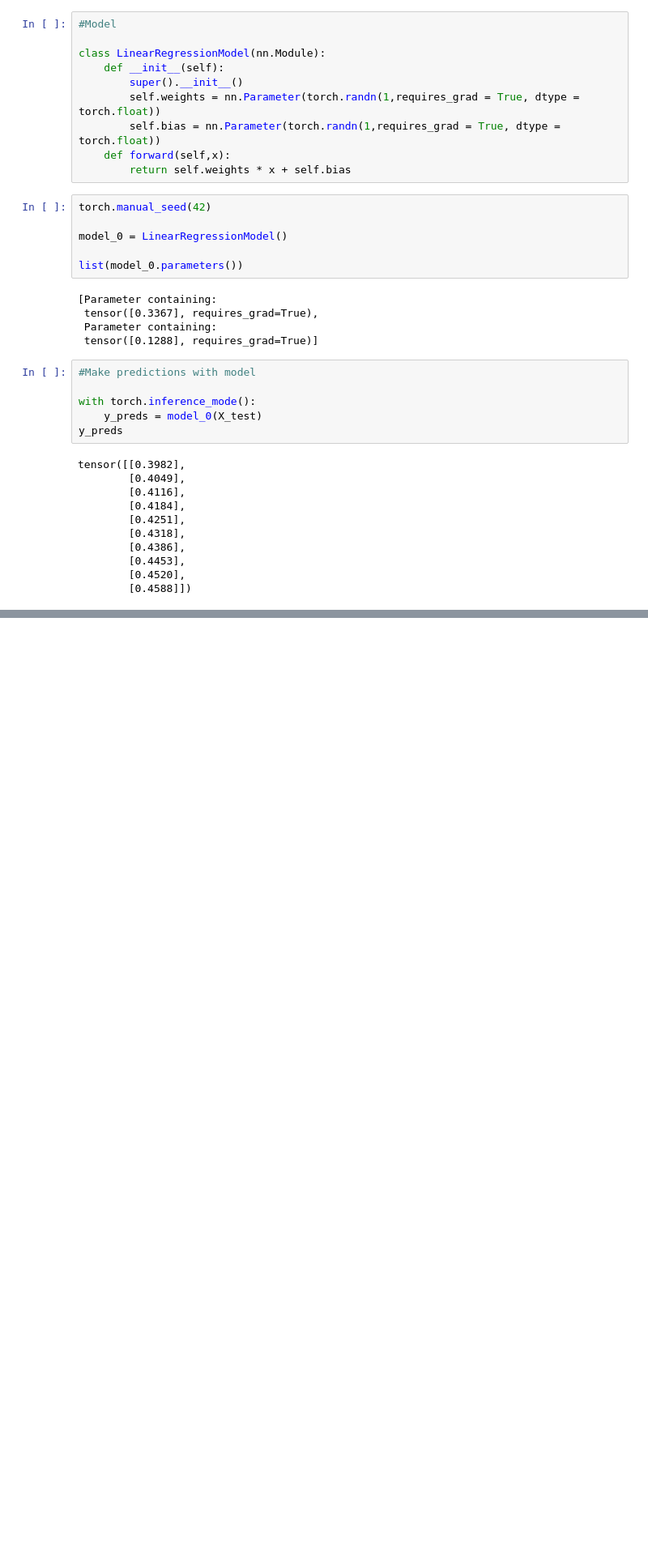
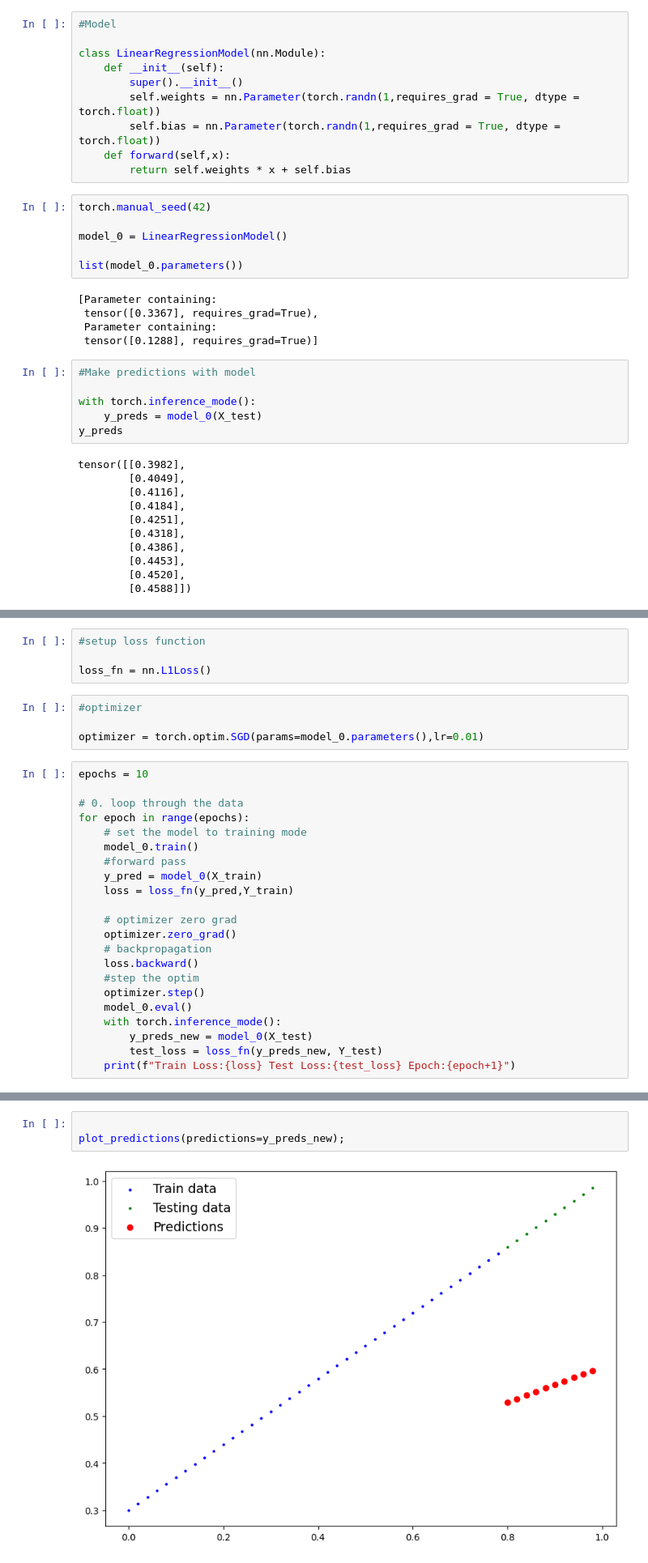
Before and after one commit to Avijitma123/DeepLearning, a Jupyter notebook: pytorch-2.ipynb, the cells around one changed output, grey strips where cells are left out. Shown: that part at 81% size. Cells and saved outputs as stored; diff of their text form; blank space fills up the shorter version.

Commit message:
Kaggle Notebook | PyTorch_2 | Version 3

```diff
--- a/pytorch-2.ipynb
+++ b/pytorch-2.ipynb
@@ -123,0 +128,30 @@ tensor([[0.3982],
+# %%
+#setup loss function
+
+loss_fn = nn.L1Loss()
+# %%
+#optimizer
+
+optimizer = torch.optim.SGD(params=model_0.parameters(),lr=0.01)
+# %%
+epochs = 10
+
+# 0. loop through the data
+for epoch in range(epochs):
+    # set the model to training mode
+    model_0.train()
+    #forward pass
+    y_pred = model_0(X_train)
+    loss = loss_fn(y_pred,Y_train)
+
+    # optimizer zero grad
+    optimizer.zero_grad()
+    # backpropagation
+    loss.backward()
+    #step the optim
+    optimizer.step()
+    model_0.eval()
+    with torch.inference_mode():
+        y_preds_new = model_0(X_test)
+        test_loss = loss_fn(y_preds_new, Y_test)
+    print(f"Train Loss:{loss} Test Loss:{test_loss} Epoch:{epoch+1}")
@@ -123,0 +169,5 @@ tensor([[0.3982],
+# %%
+
+plot_predictions(predictions=y_preds_new);
+# %% [output]
+[figure, added]
```
Also changed, not shown: parts of 2 cells of this notebook.
